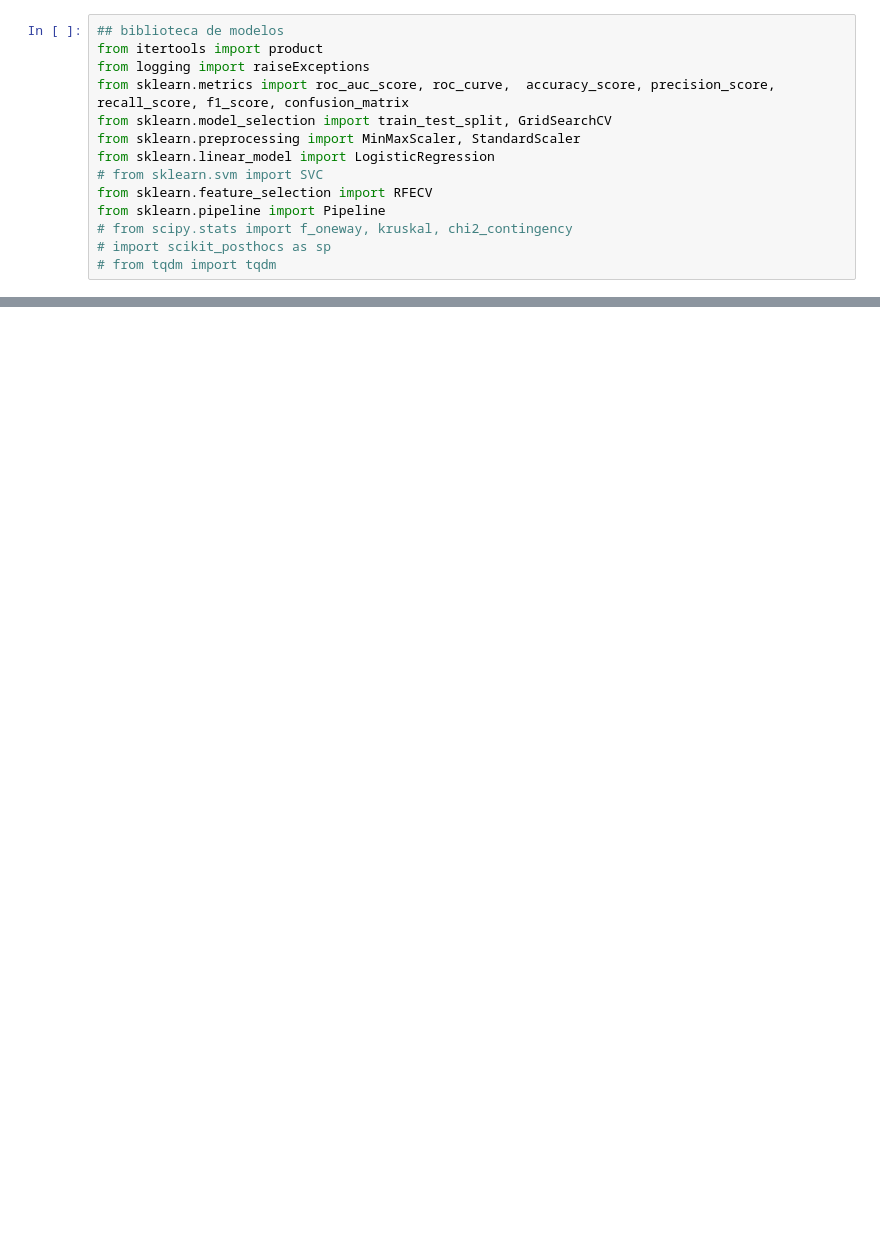
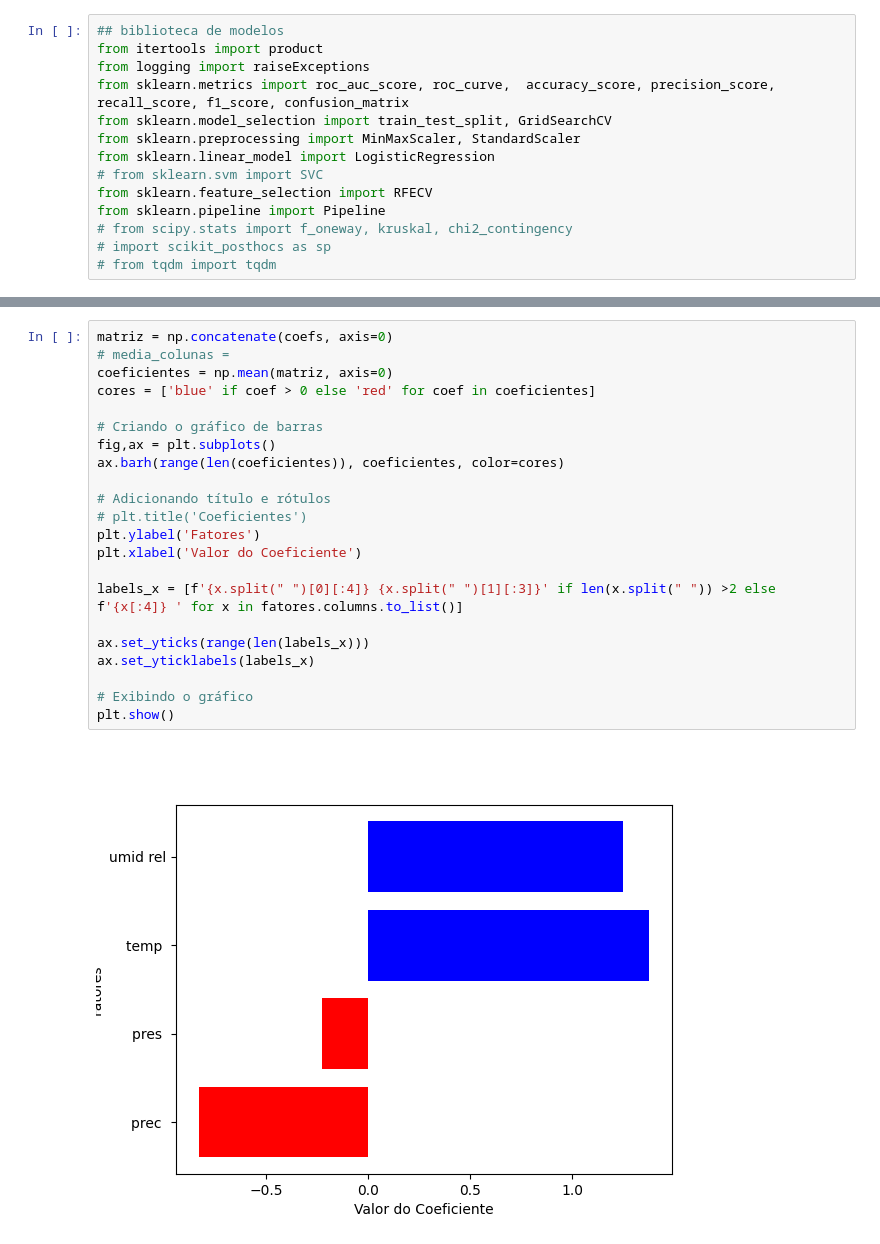
Before and after one commit to 1moi6/tccs, a Jupyter notebook: pietra/ajuste.ipynb, the cells around one changed output, grey strips where cells are left out. Saved outputs shown, nothing was run; the diff lists cells and outputs as text; blank space fills up the shorter version.

```diff
--- a/pietra/ajuste.ipynb
+++ b/pietra/ajuste.ipynb
@@ -68,0 +84,24 @@ X_train,X_test,y_train,y_test = train_test_split(fatores,target,test_size=0.3,st
+# %%
+matriz = np.concatenate(coefs, axis=0)
+# media_colunas =
+coeficientes = np.mean(matriz, axis=0)
+cores = ['blue' if coef > 0 else 'red' for coef in coeficientes]
+
+# Criando o gráfico de barras
+fig,ax = plt.subplots()
+ax.barh(range(len(coeficientes)), coeficientes, color=cores)
+
+# Adicionando título e rótulos
+# plt.title('Coeficientes')
+plt.ylabel('Fatores')
+plt.xlabel('Valor do Coeficiente')
+
+labels_x = [f'{x.split(" ")[0][:4]} {x.split(" ")[1][:3]}' if len(x.split(" ")) >2 else f'{x[:4]} ' for x in fatores.columns.to_list()]
+
+ax.set_yticks(range(len(labels_x)))
+ax.set_yticklabels(labels_x)
+
+# Exibindo o gráfico
+plt.show()
+# %% [output]
+[figure, added]
```
Also changed, not shown: parts of 17 cells of this notebook.
